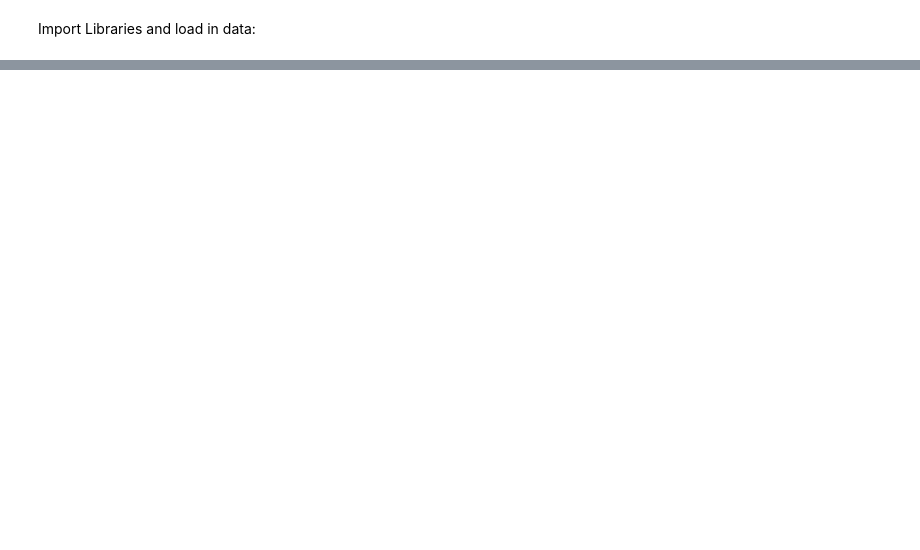
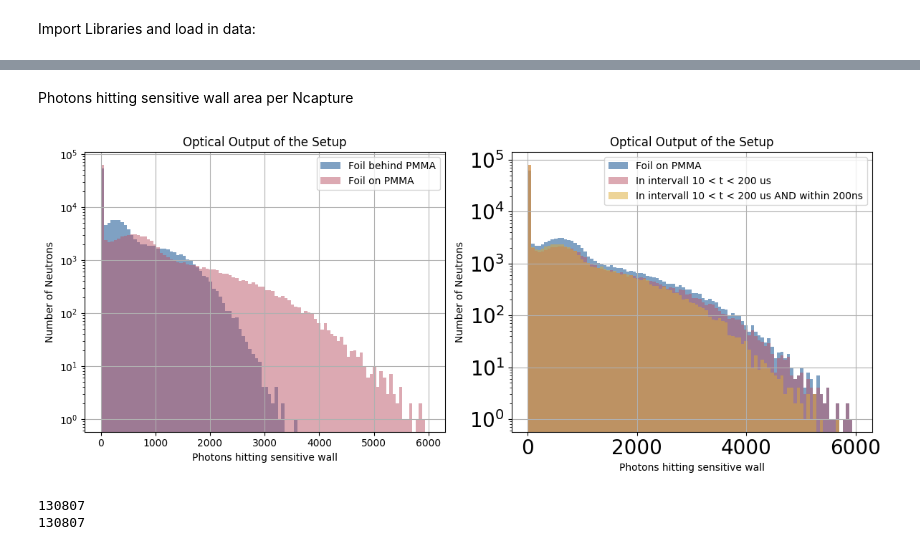
Before and after one commit to EricMEsch/WWLegend-Analysis, a Jupyter notebook: NeutronTaggerEfficiency.ipynb, the cells around one changed output, grey strips where cells are left out. Cells and saved outputs as stored; diff of their text form; code cells hidden in the pictures; blank space fills up the shorter version.

```diff
--- a/NeutronTaggerEfficiency.ipynb
+++ b/NeutronTaggerEfficiency.ipynb
@@ -127 +244,15 @@ def random_rates_array(multiplicitys):
+# %%
+Photons_inTime = Photons_in_intervall(nPMMA, timePMMA, 10000, 200000)
+Photons_inTimeFoil = Photons_in_intervall(nPMMAFoil, timePMMAFoil, 10000, 200000)
+Photons_inTime200 = Photons_in_intervall_and_200ns(nPMMA, timePMMA, 10000, 200000)
+Photons_inTimeFoil200 = Photons_in_intervall_and_200ns(nPMMAFoil, timePMMAFoil, 10000, 200000)
+xPEs = np.linspace(1,12,12)
+PePerNCapture = PE_per_Ncapture(Photons_inTime200,xPEs, 500)
+PePerNCaptureFoil = PE_per_Ncapture(Photons_inTimeFoil200,xPEs, 500)
+
+Only_Water = remove_nonWater_captures(nPMMA,identifierPMMA)
+Only_WaterFoil = remove_nonWater_captures(nPMMAFoil,identifierPMMA)
+
+PePerNCaptureWater = PE_per_Ncapture(Photons_in_intervall_and_200ns(Only_Water, timePMMA, 10000, 200000),xPEs, 500)
+PePerNCaptureFoilWater = PE_per_Ncapture(Photons_in_intervall_and_200ns(Only_WaterFoil, timePMMAFoil, 10000, 200000),xPEs, 500)
 # %% [markdown]
@@ -139,0 +312,36 @@ PMMAFoil3 = more_than_x_Array(AllShowers = subPMMAFoil,x=3, multiplicitys = mult
+# %% [markdown]
+Photons hitting sensitive wall area per Ncapture
+# %%
+fig, (ax, ax2) = plt.subplots(1, 2, figsize=(12, 5))
+n_bins = 100
+binrange = (0, 6000)
+ax.hist(nPMMA,bins=n_bins, range=binrange, alpha = 0.5, color = "#004488", label="Foil behind PMMA")
+ax.hist(nPMMAFoil,bins=n_bins,range=binrange, alpha = 0.5, color = "#BB5566", label="Foil on PMMA")
+
+ax.set_xlabel('Photons hitting sensitive wall')
+ax.set_ylabel('Number of Neutrons')
+ax.set_title('Optical Output of the Setup')
+ax.set_yscale("log")
+ax.grid()
+ax.legend()
+
+ax2.hist(nPMMAFoil,bins=n_bins, range=binrange, alpha = 0.5, color = "#004488", label="Foil on PMMA")
+ax2.hist(Photons_inTimeFoil,bins=n_bins,range=binrange, alpha = 0.5, color = "#BB5566", label="In intervall 10 < t < 200 us")
+ax2.hist(Photons_inTimeFoil200,bins=n_bins,range=binrange, alpha = 0.5, color = "#DDAA33", label="In intervall 10 < t < 200 us AND within 200ns")
+
+ax2.set_xlabel('Photons hitting sensitive wall')
+ax2.set_ylabel('Number of Neutrons')
+ax2.set_title('Optical Output of the Setup')
+ax2.set_yscale("log")
+ax2.grid()
+ax2.legend()
+plt.tick_params(axis='both', labelsize=20)
+#plt.savefig("/home/eric/sim/WWLegend/Plots/PhotonsPerCapture.png")
+plt.tight_layout()
+plt.show()
+print(np.size(nPMMA))
+print(np.size(nPMMAFoil))
+# %% [output]
+[figure, added]
+130807
+130807
```
Also changed, not shown: parts of 30 cells of this notebook, 1 other file.
